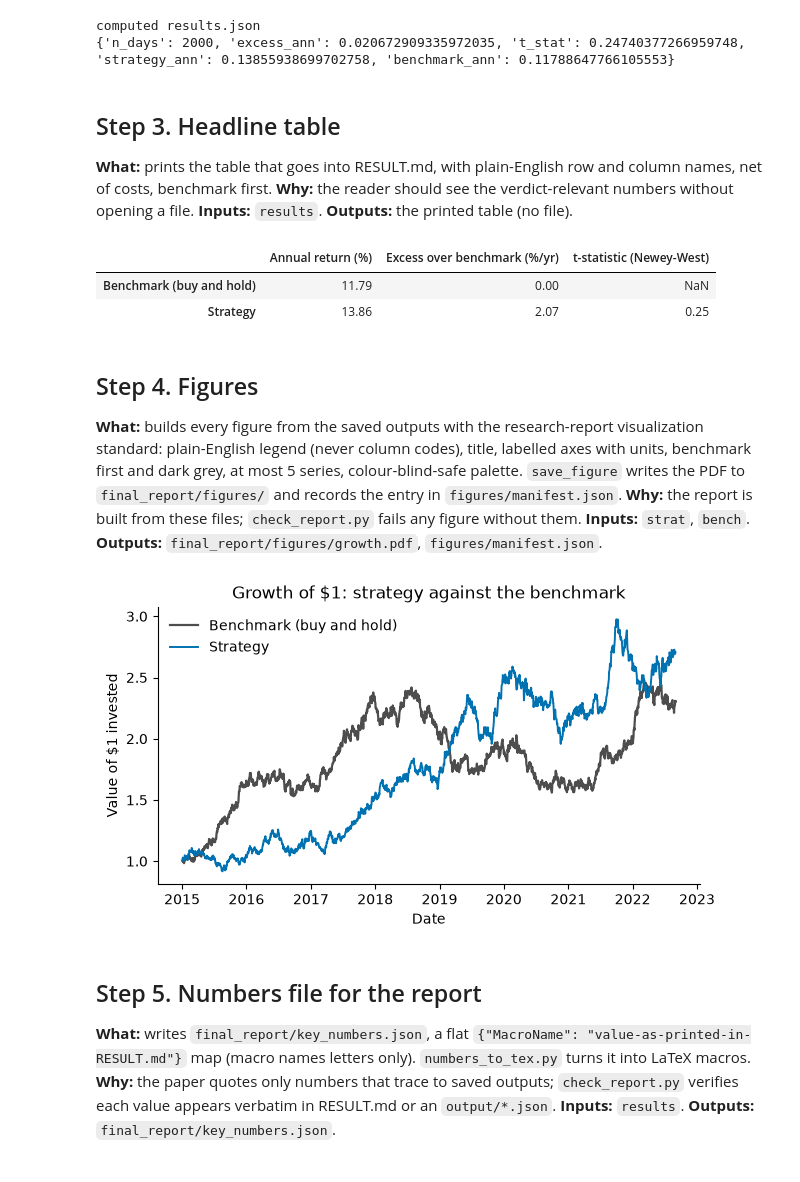
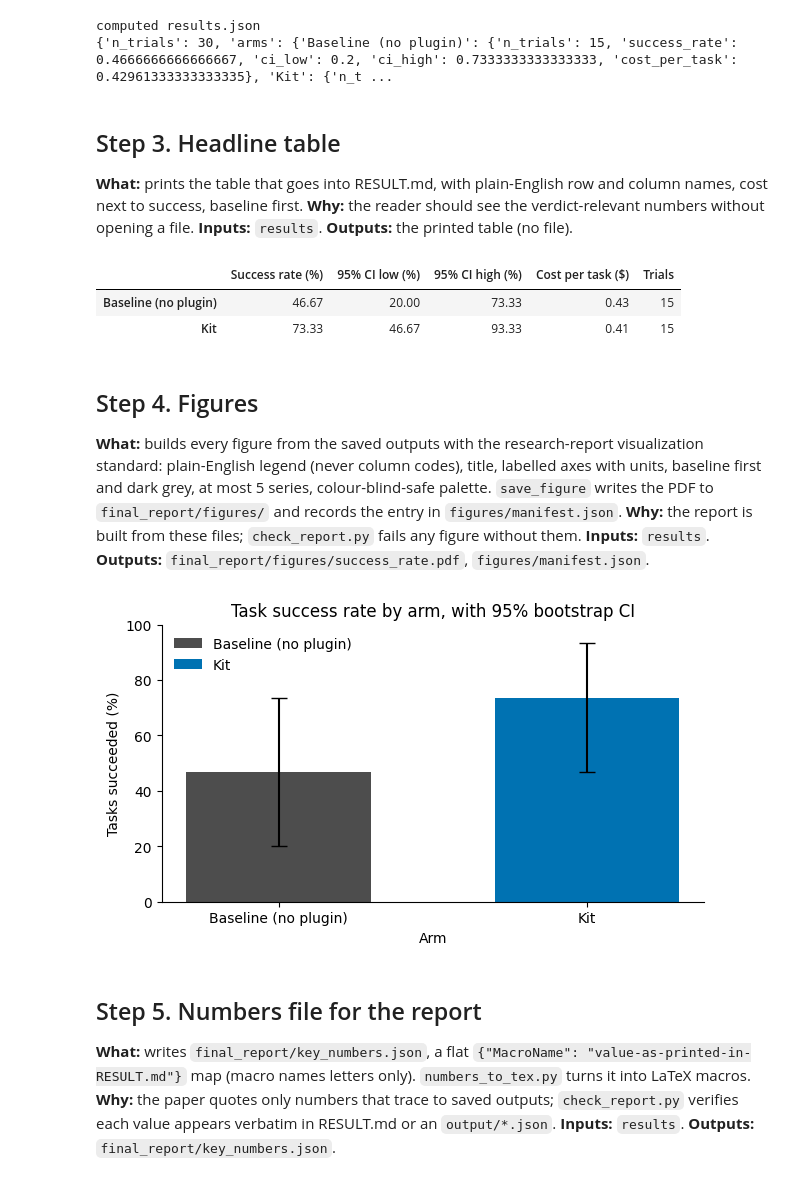
Before and after one commit to sharifamlani/autonomous, a Jupyter notebook: research/_templates/replicate.ipynb, the cells around one changed output. Cells and saved outputs as stored; diff of their text form; code cells hidden in the pictures.

```diff
--- a/research/_templates/replicate.ipynb
+++ b/research/_templates/replicate.ipynb
@@ -137,6 +140,15 @@ def sha256(p: Path) -> str:
         for chunk in iter(lambda: f.read(1 << 20), b""):
             h.update(chunk)
     return h.hexdigest()
+
+
+def bootstrap_ci(x, n_boot: int = 2000, level: float = 0.95, seed: int = SEED) -> tuple:
+    """Percentile bootstrap CI for the mean of `x` (resamples trials with replacement; seeded, so reruns match)."""
+    x = np.asarray(x, dtype=float)
+    rng = np.random.default_rng(seed)
+    means = rng.choice(x, size=(n_boot, len(x)), replace=True).mean(axis=1)
+    lo, hi = np.quantile(means, [(1 - level) / 2, (1 + level) / 2])
+    return float(lo), float(hi)
 
 
 def cached_json(path: Path, build):
@@ -211,62 +227,70 @@ Newey-West t-statistic (imported from `trading.factory.stats`, not rewritten her
 `cached_json` / `cached_parquet` call per saved output.
 # %%
 ######################### Analysis #####################
-from trading.factory.stats import newey_west_tstat  # reusable logic lives in packages/trading
-
-
 def compute_results() -> dict:
-    ex = (strat - bench).to_numpy()
-    nw = newey_west_tstat(ex, 5)
-    return {"n_days": int(len(ex)), "excess_ann": float(ex.mean() * 252), "t_stat": float(nw["t"]),
-            "strategy_ann": float(strat.mean() * 252), "benchmark_ann": float(bench.mean() * 252)}
+    out = {"n_trials": int(len(trials)), "arms": {}}
+    for arm, g in trials.groupby("arm", sort=False):   # sort=False keeps the baseline first
+        lo, hi = bootstrap_ci(g["success"])
+        out["arms"][arm] = {"n_trials": int(len(g)), "success_rate": float(g["success"].mean()),
+                            "ci_low": lo, "ci_high": hi, "cost_per_task": float(g["cost_usd"].mean())}
+    return out
 
 
 results = cached_json(OUT / "results.json", compute_results)
 print(results)
 # %% [output]
 computed results.json
-{'n_days': 2000, 'excess_ann': 0.020672909335972035, 't_stat': 0.24740377266959748, 'strategy_ann': 0.13855938699702758, 'benchmark_ann': 0.11788647766105553}
+{'n_trials': 30, 'arms': {'Baseline (no plugin)': {'n_trials': 15, 'success_rate': 0.4666666666666667, 'ci_low': 0.2, 'ci_high': 0.7333333333333333, 'cost_per_task': 0.42961333333333335}, 'Kit': {'n_t ...
 # %% [markdown]
 ## Step 3. Headline table
 
-**What:** prints the table that goes into RESULT.md, with plain-English row and column names, net of
-costs, benchmark first.
+**What:** prints the table that goes into RESULT.md, with plain-English row and column names, cost
+next to success, baseline first.
 **Why:** the reader should see the verdict-relevant numbers without opening a file.
 **Inputs:** `results`. **Outputs:** the printed table (no file).
 # %%
+arms = results["arms"]
 headline = pd.DataFrame({
-    "Annual return (%)": [results["benchmark_ann"] * 100, results["strategy_ann"] * 100],
-    "Excess over benchmark (%/yr)": [0.0, results["excess_ann"] * 100],
-    "t-statistic (Newey-West)": [np.nan, results["t_stat"]],
-}, index=["Benchmark (buy and hold)", "Strategy"]).round(2)
+    "Success rate (%)": [a["success_rate"] * 100 for a in arms.values()],
+    "95% CI low (%)": [a["ci_low"] * 100 for a in arms.values()],
+    "95% CI high (%)": [a["ci_high"] * 100 for a in arms.values()],
+    "Cost per task ($)": [a["cost_per_task"] for a in arms.values()],
+    "Trials": [a["n_trials"] for a in arms.values()],
+}, index=list(arms)).round(2)
 display(headline)
 # %% [output]
-|  | Annual return (%) | Excess over benchmark (%/yr) | t-statistic (Newey-West) |
-| Benchmark (buy and hold) | 11.79 | 0.00 | NaN |
-| Strategy | 13.86 | 2.07 | 0.25 |
+|  | Success rate (%) | 95% CI low (%) | 95% CI high (%) | Cost per task ($) | Trials |
+| Baseline (no plugin) | 46.67 | 20.00 | 73.33 | 0.43 | 15 |
+| Kit | 73.33 | 46.67 | 93.33 | 0.41 | 15 |
 # %% [markdown]
 ## Step 4. Figures
 
 **What:** builds every figure from the saved outputs with the research-report visualization standard:
-plain-English legend (never column codes), title, labelled axes with units, benchmark first and dark
+plain-English legend (never column codes), title, labelled axes with units, baseline first and dark
 grey, at most 5 series, colour-blind-safe palette. `save_figure` writes the PDF to
 `final_report/figures/` and records the entry in `figures/manifest.json`.
 **Why:** the report is built from these files; `check_report.py` fails any figure without them.
-**Inputs:** `strat`, `bench`. **Outputs:** `final_report/figures/growth.pdf`, `figures/manifest.json`.
+**Inputs:** `results`. **Outputs:** `final_report/figures/success_rate.pdf`, `figures/manifest.json`.
 # %%
-COLORS = ["#4D4D4D", "#0072B2", "#D55E00", "#009E73", "#CC79A7"]   # benchmark first (dark grey), then colour-blind-safe
+COLORS = ["#4D4D4D", "#0072B2", "#D55E00", "#009E73", "#CC79A7"]   # baseline first (dark grey), then colour-blind-safe
+names = list(arms)
+rate = np.array([arms[a]["success_rate"] for a in names]) * 100
+lo = np.array([arms[a]["ci_low"] for a in names]) * 100
+hi = np.array([arms[a]["ci_high"] for a in names]) * 100
 fig, ax = plt.subplots(figsize=(7, 3.6))
-ax.plot(bench.index, (1 + bench).cumprod(), color=COLORS[0], lw=1.6, label="Benchmark (buy and hold)")
-ax.plot(strat.index, (1 + strat).cumprod(), color=COLORS[1], lw=1.4, label="Strategy")
-ax.set_title("Growth of $1: strategy against the benchmark")
-ax.set_xlabel("Date")
-ax.set_ylabel("Value of $1 invested")
+for i, a in enumerate(names):
+    ax.bar(i, rate[i], yerr=[[rate[i] - lo[i]], [hi[i] - rate[i]]], color=COLORS[i], capsize=6, width=0.6, label=a)
+ax.set_xticks(range(len(names)), names)
+ax.set_ylim(0, 100)
+ax.set_title("Task success rate by arm, with 95% bootstrap CI")
+ax.set_xlabel("Arm")
+ax.set_ylabel("Tasks succeeded (%)")
 ax.spines[["top", "right"]].set_visible(False)
 ax.legend(frameon=False)
-save_figure(fig, "growth.pdf", "Growth of $1: strategy against the benchmark", "Date", "Value of $1 invested",
-            ["Benchmark (buy and hold)", "Strategy"])
+save_figure(fig, "success_rate.pdf", "Task success rate by arm, with 95% bootstrap CI", "Arm", "Tasks succeeded (%)",
+            names)
 # %% [output]
-[figure, old version]
+[figure, new version]
 # %% [markdown]
 ## Step 5. Numbers file for the report
 
```
Also changed, not shown: parts of 10 cells of this notebook, 3 other files.
